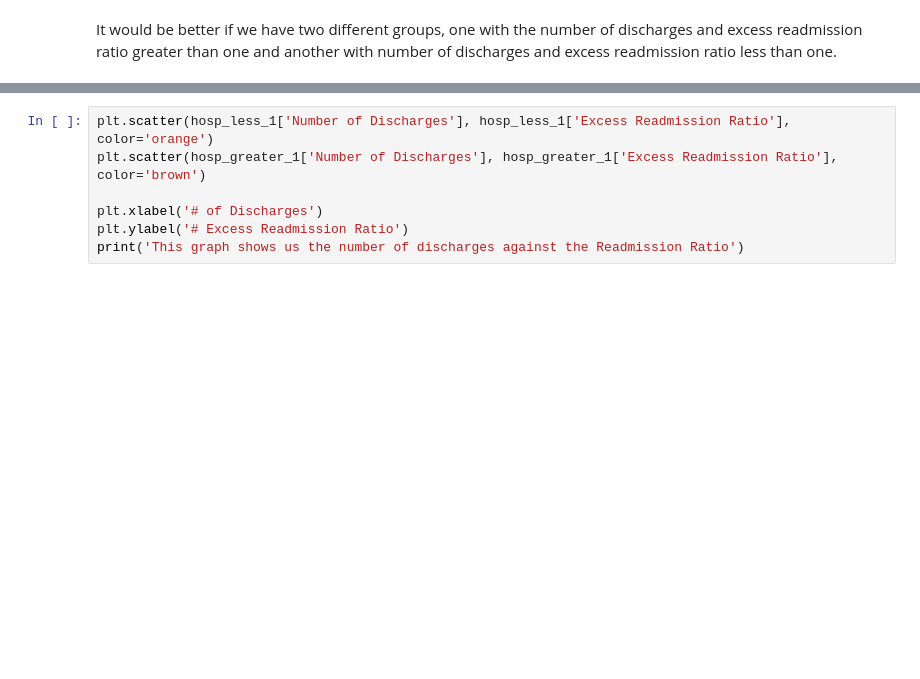
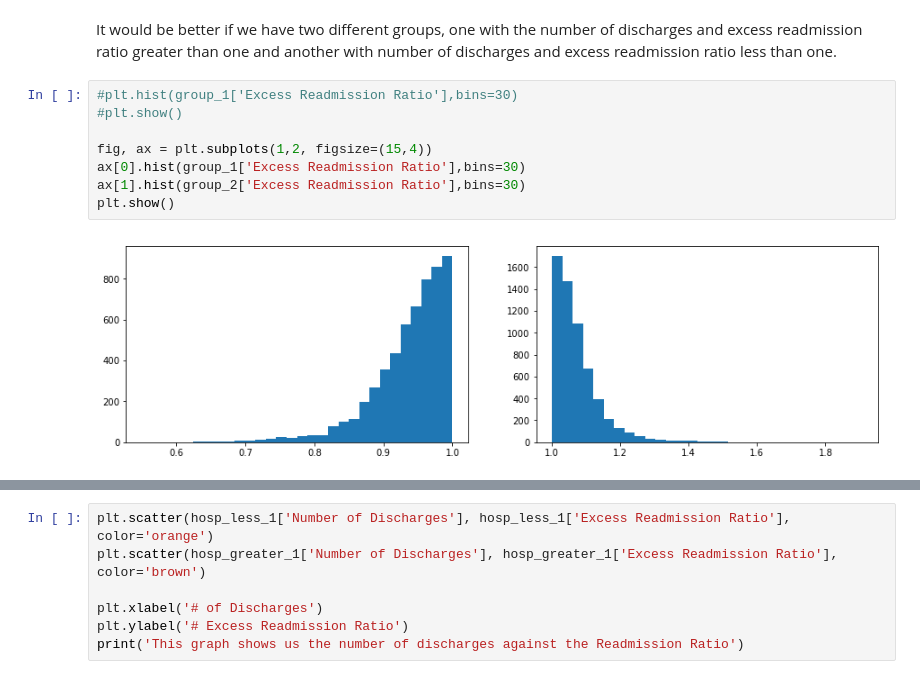
Before and after one commit to AlfredMtz/Springboard, a Jupyter notebook: Infer_stats_ mini_projects/sliderule_dsi_inferential_statistics_exercise_3-Alfredo.ipynb, the cells around one changed output, grey strips where cells are left out. Saved outputs shown, nothing was run; the diff lists cells and outputs as text; blank space fills up the shorter version.

```diff
--- a/Infer_stats_ mini_projects/sliderule_dsi_inferential_statistics_exercise_3-Alfredo.ipynb
+++ b/Infer_stats_ mini_projects/sliderule_dsi_inferential_statistics_exercise_3-Alfredo.ipynb
@@ -236,4 +246,14 @@ This just gives us the factual numbers of what the numerical probability could b
 - Construct another plot that conveys the same information in a more direct manner.
 # %% [markdown]
 It would be better if we have two different groups, one with the number of discharges and excess readmission ratio greater than one and another with number of discharges and excess readmission ratio less than one.
+# %%
+#plt.hist(group_1['Excess Readmission Ratio'],bins=30)
+#plt.show()
+
+fig, ax = plt.subplots(1,2, figsize=(15,4))
+ax[0].hist(group_1['Excess Readmission Ratio'],bins=30)
+ax[1].hist(group_2['Excess Readmission Ratio'],bins=30)
+plt.show()
+# %% [output]
+[figure, added]
 # %%
```
Also changed, not shown: parts of 29 cells of this notebook.
